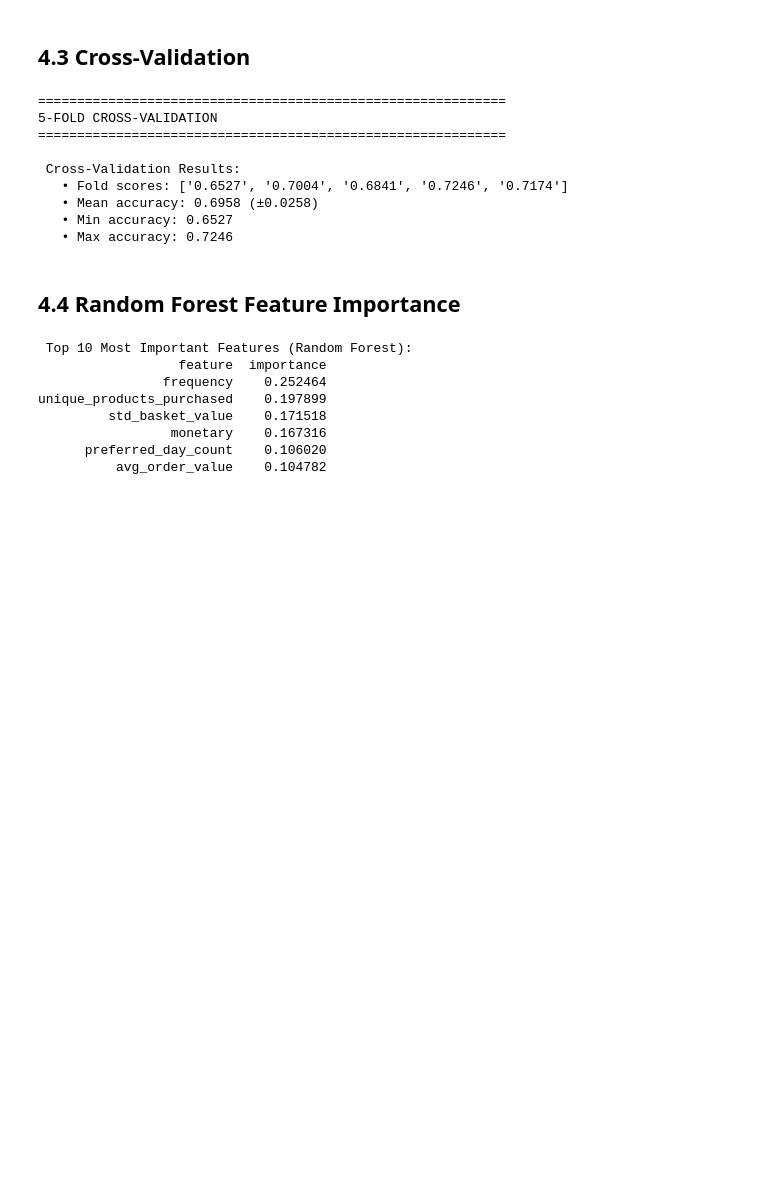
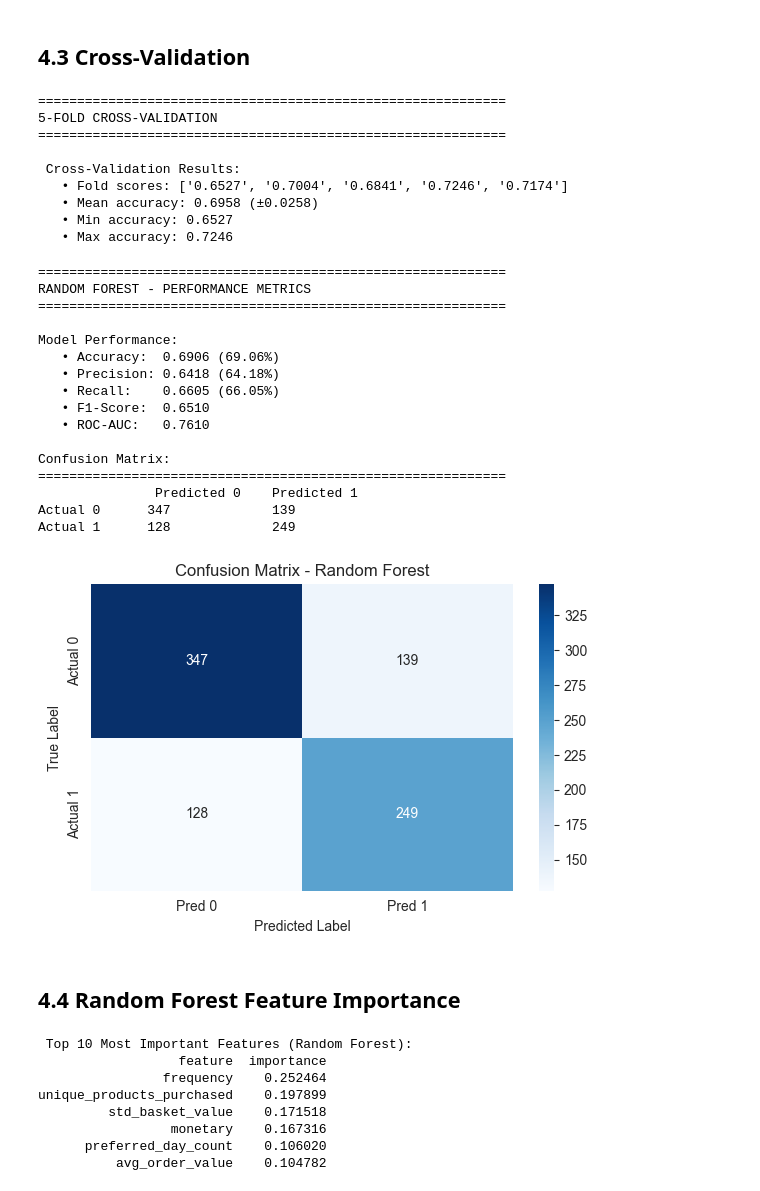
Before and after one commit to MuhammadAbbas99/data_osaaja_harjoittelu, a Jupyter notebook: Phase3_ML_Churn_and_Segmentation.ipynb, the cells around one changed output. Drawn from its saved outputs; the diff is of its cells as text; code cells hidden in the pictures; blank space fills up the shorter version.

```diff
--- a/Phase3_ML_Churn_and_Segmentation.ipynb
+++ b/Phase3_ML_Churn_and_Segmentation.ipynb
@@ -1605,6 +1605,57 @@ print(f"   • Max accuracy: {cv_scores.max():.4f}")
    • Mean accuracy: 0.6958 (±0.0258)
    • Min accuracy: 0.6527
    • Max accuracy: 0.7246
+# %%
+# Confusion Matrix
+cm = confusion_matrix(y_test, y_pred_rf)
+tn, fp, fn, tp = cm.ravel()
+
+# Print results
+print("="*60)
+print("RANDOM FOREST - PERFORMANCE METRICS")
+print("="*60)
+print(f"\nModel Performance:")
+print(f"   • Accuracy:  {accuracy_rf:.4f} ({accuracy_rf*100:.2f}%)")
+print(f"   • Precision: {precision_rf:.4f} ({precision_rf*100:.2f}%)")
+print(f"   • Recall:    {recall_rf:.4f} ({recall_rf*100:.2f}%)")
+print(f"   • F1-Score:  {f1_rf:.4f}")
+print(f"   • ROC-AUC:   {roc_auc_rf:.4f}")
+
+print("\nConfusion Matrix:")
+print("="*60)
+print(f"               Predicted 0    Predicted 1")
+print(f"Actual 0      {tn:<15} {fp:<15}")
+print(f"Actual 1      {fn:<15} {tp:<15}")
+
+# Plot confusion matrix
+plt.figure(figsize=(6,4))
+sns.heatmap(cm, annot=True, fmt='d', cmap='Blues',
+            xticklabels=['Pred 0', 'Pred 1'],
+            yticklabels=['Actual 0', 'Actual 1'])
+
+plt.title("Confusion Matrix - Random Forest")
+plt.xlabel("Predicted Label")
+plt.ylabel("True Label")
+plt.tight_layout()
+plt.show()
+# %% [output]
+============================================================
+RANDOM FOREST - PERFORMANCE METRICS
+============================================================
+
+Model Performance:
+   • Accuracy:  0.6906 (69.06%)
+   • Precision: 0.6418 (64.18%)
+   • Recall:    0.6605 (66.05%)
+   • F1-Score:  0.6510
+   • ROC-AUC:   0.7610
+
+Confusion Matrix:
+============================================================
+               Predicted 0    Predicted 1
+Actual 0      347             139
+Actual 1      128             249
+[figure, added]
 # %% [markdown]
 ## 4.4 Random Forest Feature Importance
 # %%
```
Also changed, not shown: parts of 1 cell of this notebook.
